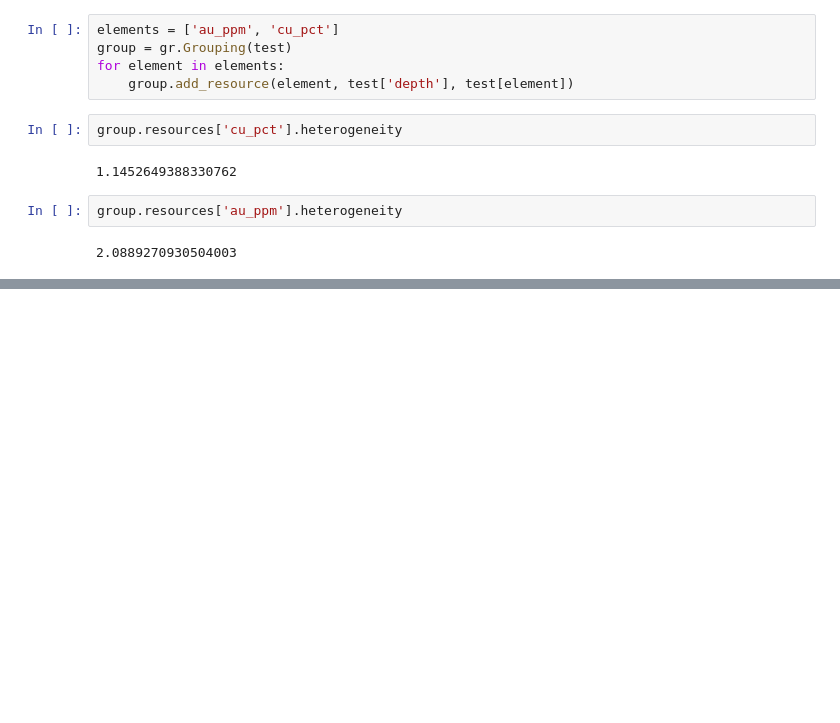
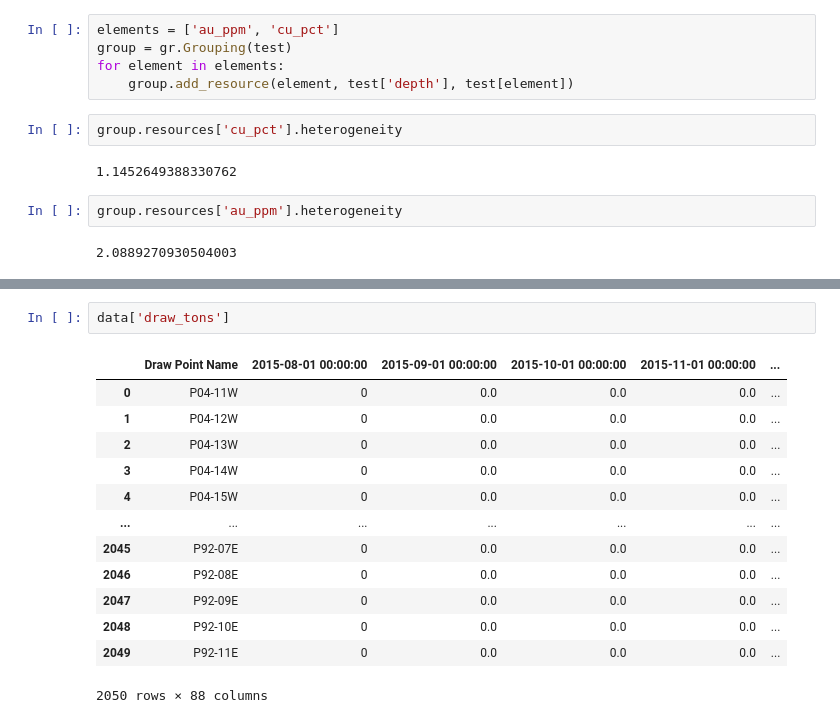
Before and after one commit to jouytrew/masters_pfti, a Jupyter notebook: notebooks/test.ipynb, the cells around one changed output, grey strips where cells are left out. Cells and saved outputs as stored; diff of their text form; blank space fills up the shorter version.

Commit message:
Refactoring the data imports

```diff
--- a/notebooks/test.ipynb
+++ b/notebooks/test.ipynb
@@ -23,0 +215,16 @@ group.resources['au_ppm'].heterogeneity
+# %%
+data['draw_tons']
+# %% [output]
+|  | Draw Point Name | 2015-08-01 00:00:00 | 2015-09-01 00:00:00 | 2015-10-01 00:00:00 | 2015-11-01 00:00:00 | ... |
+| 0 | P04-11W | 0 | 0.0 | 0.0 | 0.0 | ... |
+| 1 | P04-12W | 0 | 0.0 | 0.0 | 0.0 | ... |
+| 2 | P04-13W | 0 | 0.0 | 0.0 | 0.0 | ... |
+| 3 | P04-14W | 0 | 0.0 | 0.0 | 0.0 | ... |
+| 4 | P04-15W | 0 | 0.0 | 0.0 | 0.0 | ... |
+| ... | ... | ... | ... | ... | ... | ... |
+| 2045 | P92-07E | 0 | 0.0 | 0.0 | 0.0 | ... |
+| 2046 | P92-08E | 0 | 0.0 | 0.0 | 0.0 | ... |
+| 2047 | P92-09E | 0 | 0.0 | 0.0 | 0.0 | ... |
+| 2048 | P92-10E | 0 | 0.0 | 0.0 | 0.0 | ... |
+| 2049 | P92-11E | 0 | 0.0 | 0.0 | 0.0 | ... |
+2050 rows × 88 columns
```
Also changed, not shown: parts of 10 cells of this notebook, 2 other files.
